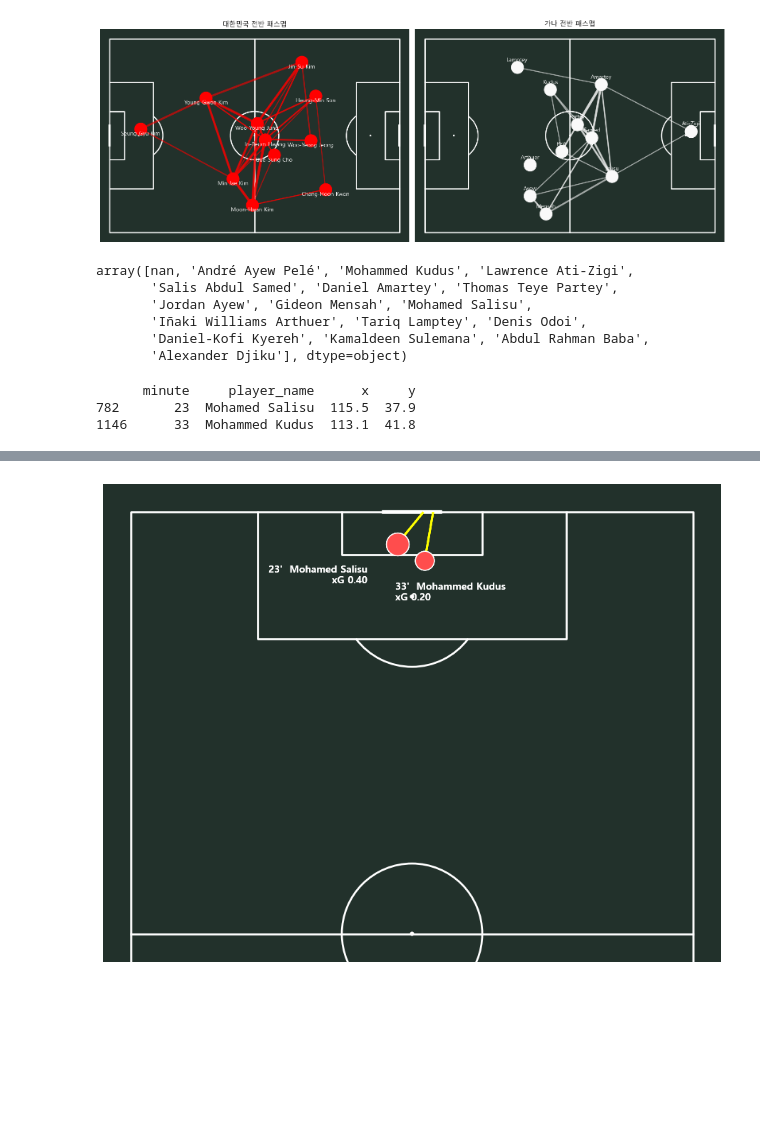
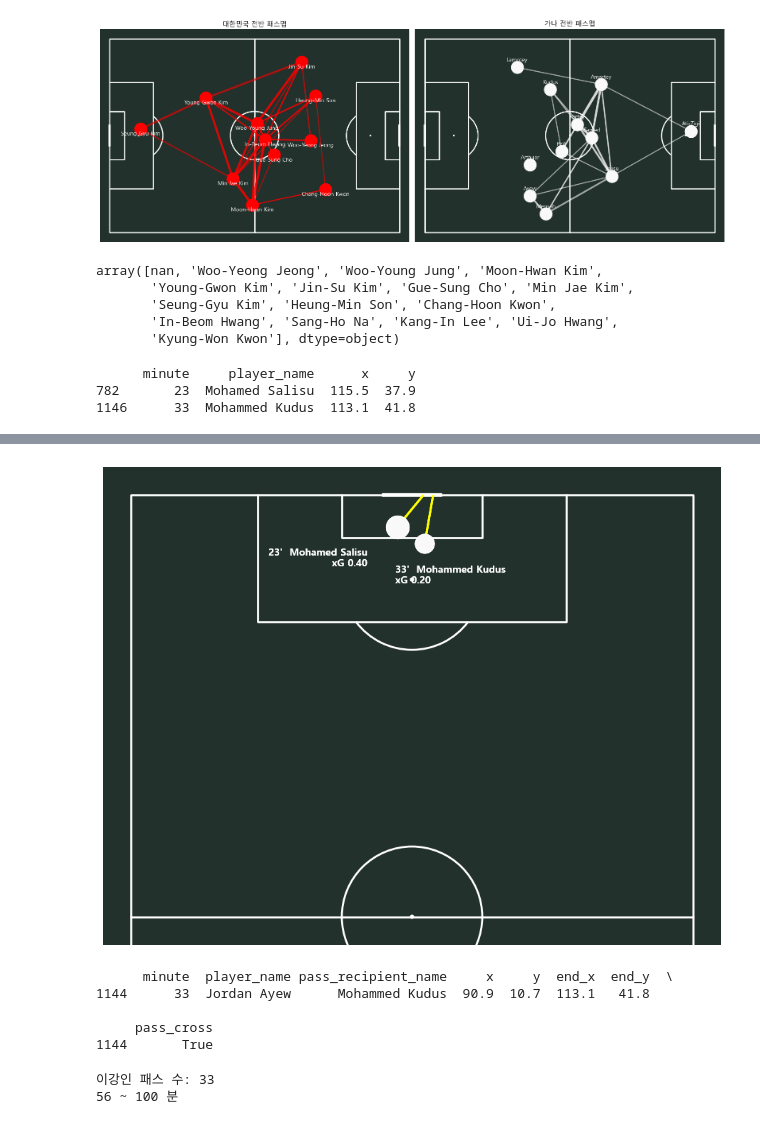
Before and after one commit to 0jyyyyy/Soccer_Lens, a Jupyter notebook: Tactics_lab/World_cup/2022/korea_ghana.ipynb, the cells around one changed output, grey strips where cells are left out. Cells and saved outputs as stored; diff of their text form; code cells hidden in the pictures; blank space fills up the shorter version.

Commit message:
feat:kang_in passmap

```diff
--- a/Tactics_lab/World_cup/2022/korea_ghana.ipynb
+++ b/Tactics_lab/World_cup/2022/korea_ghana.ipynb
@@ -280,13 +280,15 @@ plt.show()
 # %%
 # 가나 선수 풀네임 확인용
 df_gn_event['player_name'].unique()
+
+# 대한민국 선수 풀네임 확인용
+df_kor_event['player_name'].unique()
 # %% [output]
-array([nan, 'André Ayew Pelé', 'Mohammed Kudus', 'Lawrence Ati-Zigi',
-       'Salis Abdul Samed', 'Daniel Amartey', 'Thomas Teye Partey',
-       'Jordan Ayew', 'Gideon Mensah', 'Mohamed Salisu',
-       'Iñaki Williams Arthuer', 'Tariq Lamptey', 'Denis Odoi',
-       'Daniel-Kofi Kyereh', 'Kamaldeen Sulemana', 'Abdul Rahman Baba',
-       'Alexander Djiku'], dtype=object)
+array([nan, 'Woo-Yeong Jeong', 'Woo-Young Jung', 'Moon-Hwan Kim',
+       'Young-Gwon Kim', 'Jin-Su Kim', 'Gue-Sung Cho', 'Min Jae Kim',
+       'Seung-Gyu Kim', 'Heung-Min Son', 'Chang-Hoon Kwon',
+       'In-Beom Hwang', 'Sang-Ho Na', 'Kang-In Lee', 'Ui-Jo Hwang',
+       'Kyung-Won Kwon'], dtype=object)
 # %%
 # 전반 가나 득점 이벤트
 gn_goals_h1 = gn_first_half[
@@ -327,34 +329,61 @@ for idx, row in gn_goals_h1.iterrows():
     # 1. 골 위치 점 찍기 (xG 값에 비례해서 점 크기 조절)
     xg = row['shot_statsbomb_xg']
     pitch.scatter(row['x'], row['y'], s=800*xg + 200, color='#f9f9f9',
                   edgecolors='white', ax=ax, zorder=3)
 
     # 2. 슈팅 궤적: 슛 지점 -> 골대 안쪽(end_x, end_y, end_z 컬럼 확인 필요)
     pitch.lines(row['x'], row['y'], row['end_x'], row['end_y'],
                  color='yellow', ax=ax, lw=2, zorder=2)
 
     offsets = {
-    'Mohamed Salisu':    {'xytext': (-40, -30), 'ha': 'right'},  # 왼쪽 아래
-    'Mohammed Kudus':    {'xytext': (-40, -30),  'ha': 'left'},   # 오른쪽 아래
+    'Mohamed Salisu': {'xytext': (-40, -30), 'ha': 'right'},  # 왼쪽 아래
+    'Mohammed Kudus': {'xytext': (-40, -30),  'ha': 'left'},   # 오른쪽 아래
 }
     # 3. 라벨: 분, 선수, xG
     for i, (idx, row) in enumerate(gn_goals_h1.iterrows()):
         xg = row['shot_statsbomb_xg']
 
-        pitch.scatter(row['x'], row['y'], s=800*xg + 200, color='#ff4d4d',
+        pitch.scatter(row['x'], row['y'], s=800*xg + 200, color='#f9f9f9',
                     edgecolors='white', ax=ax, zorder=3)
 
         pitch.lines(row['x'], row['y'], row['end_x'], row['end_y'],
                     color='yellow', ax=ax, lw=2, zorder=2)
 
         off = offsets[row['player_name']]
         pitch.annotate(
             text=f"{row['minute']}'  {row['player_name']}\nxG {xg:.2f}",
             xy=(row['x'], row['y']),
             xytext=off['xytext'],
             textcoords='offset points',
             color='white', fontsize=10, weight='bold', ha=off['ha'],
             ax=ax
         )
 # %% [output]
-[figure, old version]
+[figure, new version]
+# %%
+[c for c in df_gn_event.columns if 'assist' in c.lower() or 'cross' in c.lower()]
+
+gn_assists_h1 = gn_first_half[
+    (gn_first_half['type_name'] == 'Pass') &
+    (gn_first_half['pass_goal_assist'] == True)
+]
+
+print(gn_assists_h1[['minute', 'player_name', 'pass_recipient_name', 'x', 'y', 'end_x', 'end_y', 'pass_cross']])
+# %% [output]
+      minute  player_name pass_recipient_name     x     y  end_x  end_y  \
+1144      33  Jordan Ayew      Mohammed Kudus  90.9  10.7  113.1   41.8
+
+     pass_cross
+1144       True
+# %%
+# 이강인 투입 이후 패스만 필터링
+lki_passes = df_kor_event[
+    (df_kor_event['player_name'] == 'Kang-In Lee') &
+    (df_kor_event['type_name'] == 'Pass')
+]
+
+print(f"이강인 패스 수: {len(lki_passes)}")
+print(lki_passes['minute'].min(), "~", lki_passes['minute'].max(), "분")
+# %% [output]
+이강인 패스 수: 33
+56 ~ 100 분
```
Also changed, not shown: parts of 2 cells of this notebook.
